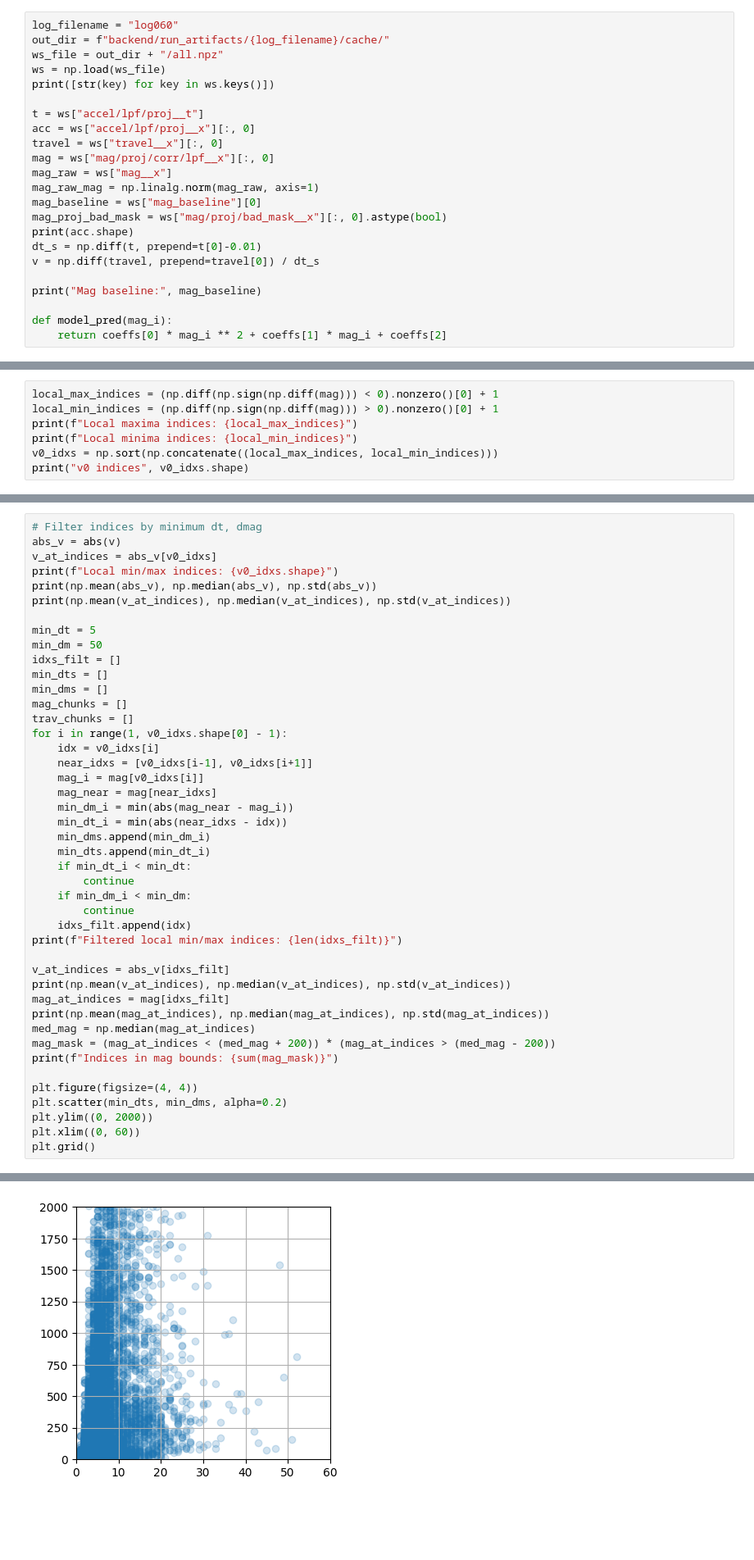
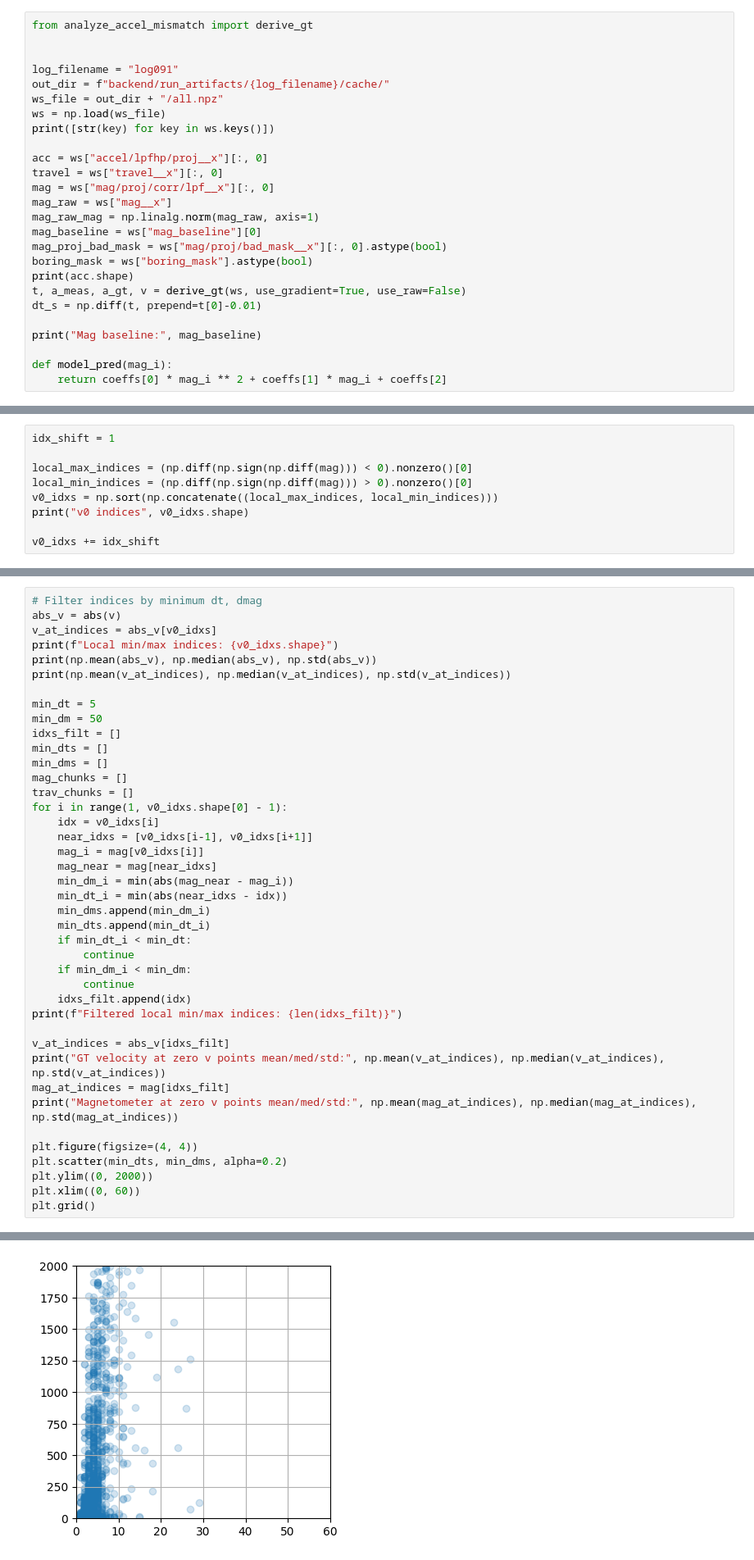
Before and after one commit to colinpate/sus, a Jupyter notebook: mag_v_correction.ipynb, the cells around one changed output, grey strips where cells are left out. Shown at 82% size. Saved outputs shown, nothing was run; the diff lists cells and outputs as text; blank space fills up the shorter version.

```diff
--- a/mag_v_correction.ipynb
+++ b/mag_v_correction.ipynb
@@ -20,23 +21,26 @@ def print_err_stats(x, gt, center=False, prefix=""):
     print(f"{prefix} RMSE: {rmse:.3f}, MAE: {mae:.3f}, ME: {me:.3f}")
     return rmse, mae, me
 # %%
-log_filename = "log060"
+from analyze_accel_mismatch import derive_gt
+
+
+log_filename = "log091"
 out_dir = f"backend/run_artifacts/{log_filename}/cache/"
 ws_file = out_dir + "/all.npz"
 ws = np.load(ws_file)
 print([str(key) for key in ws.keys()])
 
-t = ws["accel/lpf/proj__t"]
-acc = ws["accel/lpf/proj__x"][:, 0]
+acc = ws["accel/lpfhp/proj__x"][:, 0]
 travel = ws["travel__x"][:, 0]
 mag = ws["mag/proj/corr/lpf__x"][:, 0]
 mag_raw = ws["mag__x"]
 mag_raw_mag = np.linalg.norm(mag_raw, axis=1)
 mag_baseline = ws["mag_baseline"][0]
 mag_proj_bad_mask = ws["mag/proj/bad_mask__x"][:, 0].astype(bool)
+boring_mask = ws["boring_mask"].astype(bool)
 print(acc.shape)
+t, a_meas, a_gt, v = derive_gt(ws, use_gradient=True, use_raw=False)
 dt_s = np.diff(t, prepend=t[0]-0.01)
-v = np.diff(travel, prepend=travel[0]) / dt_s
 
 print("Mag baseline:", mag_baseline)
 
@@ -49,8 +53,10 @@ Mag baseline: 790.4609084480567
 # %%
-local_max_indices = (np.diff(np.sign(np.diff(mag))) < 0).nonzero()[0] + 1
-local_min_indices = (np.diff(np.sign(np.diff(mag))) > 0).nonzero()[0] + 1
-print(f"Local maxima indices: {local_max_indices}")
-print(f"Local minima indices: {local_min_indices}")
+idx_shift = 1
+
+local_max_indices = (np.diff(np.sign(np.diff(mag))) < 0).nonzero()[0]
+local_min_indices = (np.diff(np.sign(np.diff(mag))) > 0).nonzero()[0]
 v0_idxs = np.sort(np.concatenate((local_max_indices, local_min_indices)))
 print("v0 indices", v0_idxs.shape)
+
+v0_idxs += idx_shift
 # %% [output]
@@ -89,12 +93,9 @@ for i in range(1, v0_idxs.shape[0] - 1):
 print(f"Filtered local min/max indices: {len(idxs_filt)}")
 
 v_at_indices = abs_v[idxs_filt]
-print(np.mean(v_at_indices), np.median(v_at_indices), np.std(v_at_indices))
+print("GT velocity at zero v points mean/med/std:", np.mean(v_at_indices), np.median(v_at_indices), np.std(v_at_indices))
 mag_at_indices = mag[idxs_filt]
-print(np.mean(mag_at_indices), np.median(mag_at_indices), np.std(mag_at_indices))
-med_mag = np.median(mag_at_indices)
-mag_mask = (mag_at_indices < (med_mag + 200)) * (mag_at_indices > (med_mag - 200))
-print(f"Indices in mag bounds: {sum(mag_mask)}")
+print("Magnetometer at zero v points mean/med/std:", np.mean(mag_at_indices), np.median(mag_at_indices), np.std(mag_at_indices))
 
 plt.figure(figsize=(4, 4))
 plt.scatter(min_dts, min_dms, alpha=0.2)
@@ -112,4 +112,4 @@ Indices in mag bounds: 719
-[figure, old version]
+[figure, new version]
 # %%
 # Chunkify and visualize travel, velocity, and mag
 def get_chunks(idxes, width=20):
```
Also changed, not shown: parts of 21 cells of this notebook, 5 other files.
